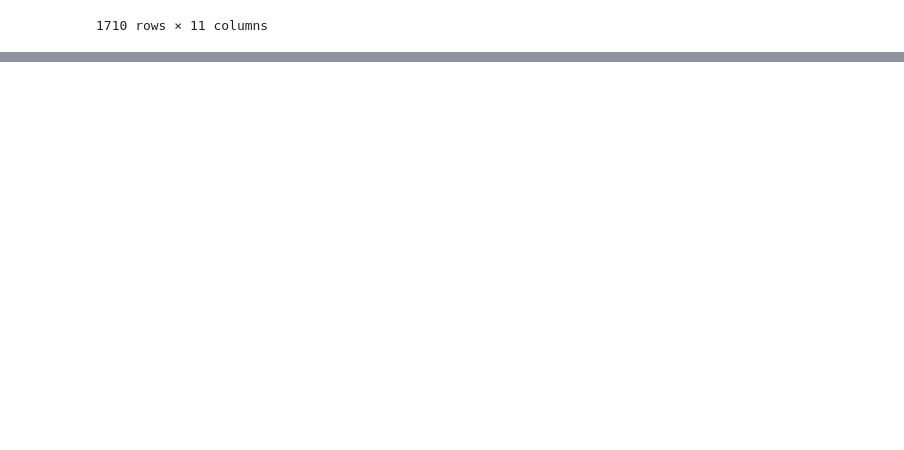
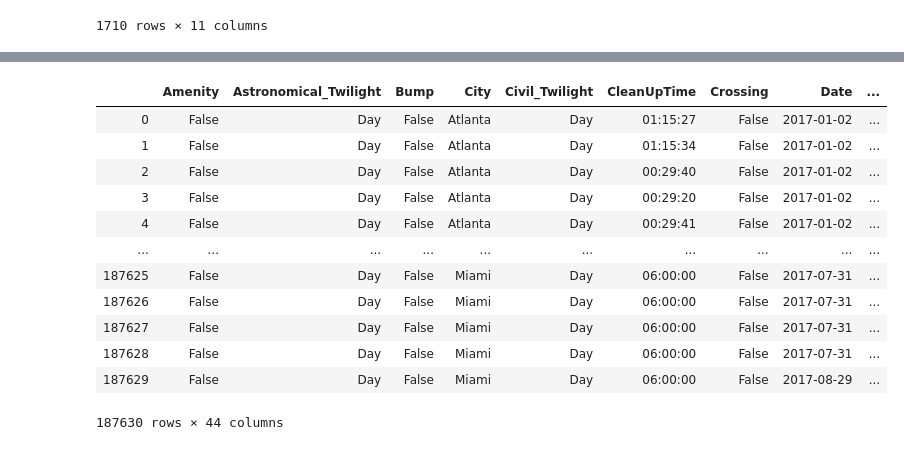
Before and after one commit to holden-herrell/IST718_GROUP_PROJECT, a Jupyter notebook: IST718-Final-Project.ipynb, the cells around one changed output, grey strips where cells are left out. Cells and saved outputs as stored; diff of their text form; code cells hidden in the pictures; blank space fills up the shorter version.

```diff
--- a/IST718-Final-Project.ipynb
+++ b/IST718-Final-Project.ipynb
@@ -333,0 +475,16 @@ display(Sports)
+# %%
+display(USAgg)
+# %% [output]
+|  | Amenity | Astronomical_Twilight | Bump | City | Civil_Twilight | CleanUpTime | Crossing | Date | ... |
+| 0 | False | Day | False | Atlanta | Day | 01:15:27 | False | 2017-01-02 | ... |
+| 1 | False | Day | False | Atlanta | Day | 01:15:34 | False | 2017-01-02 | ... |
+| 2 | False | Day | False | Atlanta | Day | 00:29:40 | False | 2017-01-02 | ... |
+| 3 | False | Day | False | Atlanta | Day | 00:29:20 | False | 2017-01-02 | ... |
+| 4 | False | Day | False | Atlanta | Day | 00:29:41 | False | 2017-01-02 | ... |
+| ... | ... | ... | ... | ... | ... | ... | ... | ... | ... |
+| 187625 | False | Day | False | Miami | Day | 06:00:00 | False | 2017-07-31 | ... |
+| 187626 | False | Day | False | Miami | Day | 06:00:00 | False | 2017-07-31 | ... |
+| 187627 | False | Day | False | Miami | Day | 06:00:00 | False | 2017-07-31 | ... |
+| 187628 | False | Day | False | Miami | Day | 06:00:00 | False | 2017-07-31 | ... |
+| 187629 | False | Day | False | Miami | Day | 06:00:00 | False | 2017-08-29 | ... |
+187630 rows × 44 columns
```
Also changed, not shown: parts of 24 cells of this notebook.
